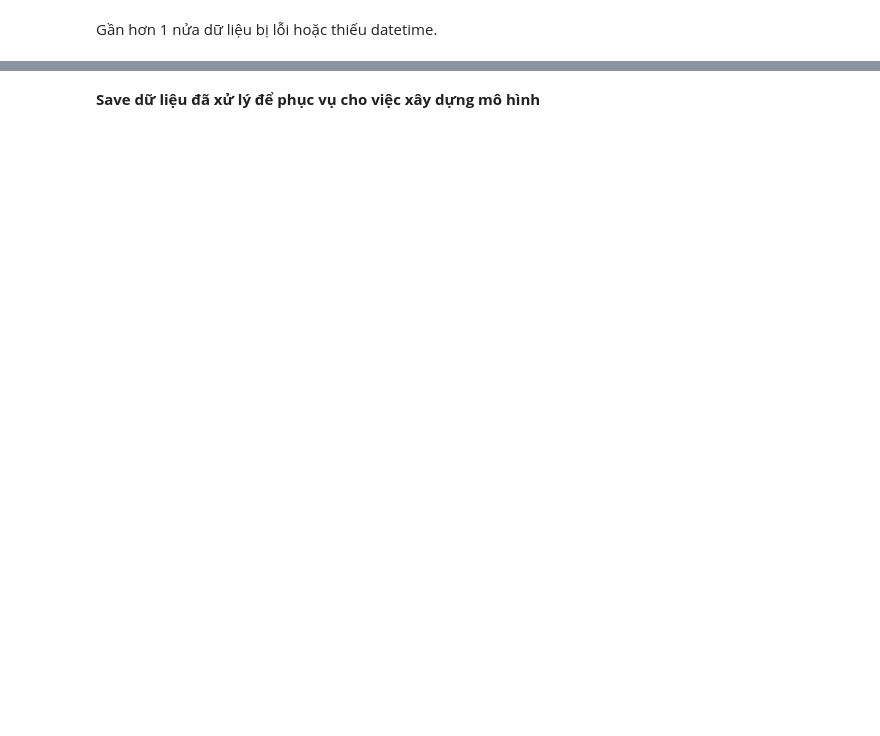
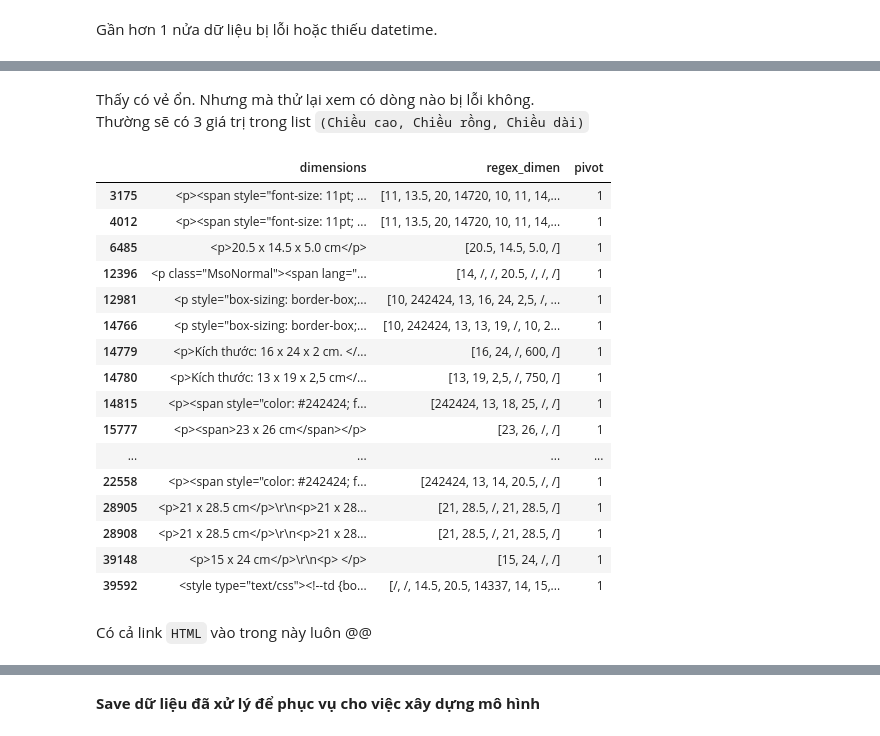
Before and after one commit to Miruku2201/NMKHDL_Final_Project, a Jupyter notebook: preprocessing.ipynb, the cells around one changed output, grey strips where cells are left out. Cells and saved outputs as stored; diff of their text form; code cells hidden in the pictures; blank space fills up the shorter version.

```diff
--- a/preprocessing.ipynb
+++ b/preprocessing.ipynb
@@ -304,0 +389,4 @@ Gần hơn 1 nửa dữ liệu bị lỗi hoặc thiếu datetime.
+# %%
+# df.dimensions
+dimen_df  = pd.DataFrame(df.dimensions.copy())
+set(df['dimensions'].apply(lambda x: type(x)))
@@ -304,0 +399,2 @@ Gần hơn 1 nửa dữ liệu bị lỗi hoặc thiếu datetime.
+# %%
+dimen_df["regex_dimen"] = df.dimensions.apply(lambda x: re.findall(r"[0-9]+[,.]?[0-9]+|/", str(x)))
@@ -304,0 +417,26 @@ Gần hơn 1 nửa dữ liệu bị lỗi hoặc thiếu datetime.
+# %% [markdown]
+Thấy có vẻ ổn. Nhưng mà thử lại xem có dòng nào bị lỗi không.<br>
+Thường sẽ có 3 giá trị trong list `(Chiều cao, Chiều rồng, Chiều dài)`
+# %%
+dimen_df["pivot"] = dimen_df.regex_dimen.apply(lambda x: "1" if len(x) > 3 else "0")
+dimen_df[dimen_df["pivot"] == "1"]
+# %% [output]
+|  | dimensions | regex_dimen | pivot |
+| 3175 | <p><span style="font-size: 11pt; ... | [11, 13.5, 20, 14720, 10, 11, 14,... | 1 |
+| 4012 | <p><span style="font-size: 11pt; ... | [11, 13.5, 20, 14720, 10, 11, 14,... | 1 |
+| 6485 | <p>20.5 x 14.5 x 5.0 cm</p> | [20.5, 14.5, 5.0, /] | 1 |
+| 12396 | <p class="MsoNormal"><span lang="... | [14, /, /, 20.5, /, /, /] | 1 |
+| 12981 | <p style="box-sizing: border-box;... | [10, 242424, 13, 16, 24, 2,5, /, ... | 1 |
+| 14766 | <p style="box-sizing: border-box;... | [10, 242424, 13, 13, 19, /, 10, 2... | 1 |
+| 14779 | <p>Kích thước: 16 x 24 x 2 cm. </... | [16, 24, /, 600, /] | 1 |
+| 14780 | <p>Kích thước: 13 x 19 x 2,5 cm</... | [13, 19, 2,5, /, 750, /] | 1 |
+| 14815 | <p><span style="color: #242424; f... | [242424, 13, 18, 25, /, /] | 1 |
+| 15777 | <p><span>23 x 26 cm</span></p> | [23, 26, /, /] | 1 |
+| ... | ... | ... | ... |
+| 22558 | <p><span style="color: #242424; f... | [242424, 13, 14, 20.5, /, /] | 1 |
+| 28905 | <p>21 x 28.5 cm</p>\r\n<p>21 x 28... | [21, 28.5, /, 21, 28.5, /] | 1 |
+| 28908 | <p>21 x 28.5 cm</p>\r\n<p>21 x 28... | [21, 28.5, /, 21, 28.5, /] | 1 |
+| 39148 | <p>15 x 24 cm</p>\r\n<p> </p> | [15, 24, /, /] | 1 |
+| 39592 | <style type="text/css"><!--td {bo... | [/, /, 14.5, 20.5, 14337, 14, 15,... | 1 |
+# %% [markdown]
+Có cả link `HTML` vào trong này luôn @@
```
Also changed, not shown: parts of 47 cells of this notebook, 2 other files.
